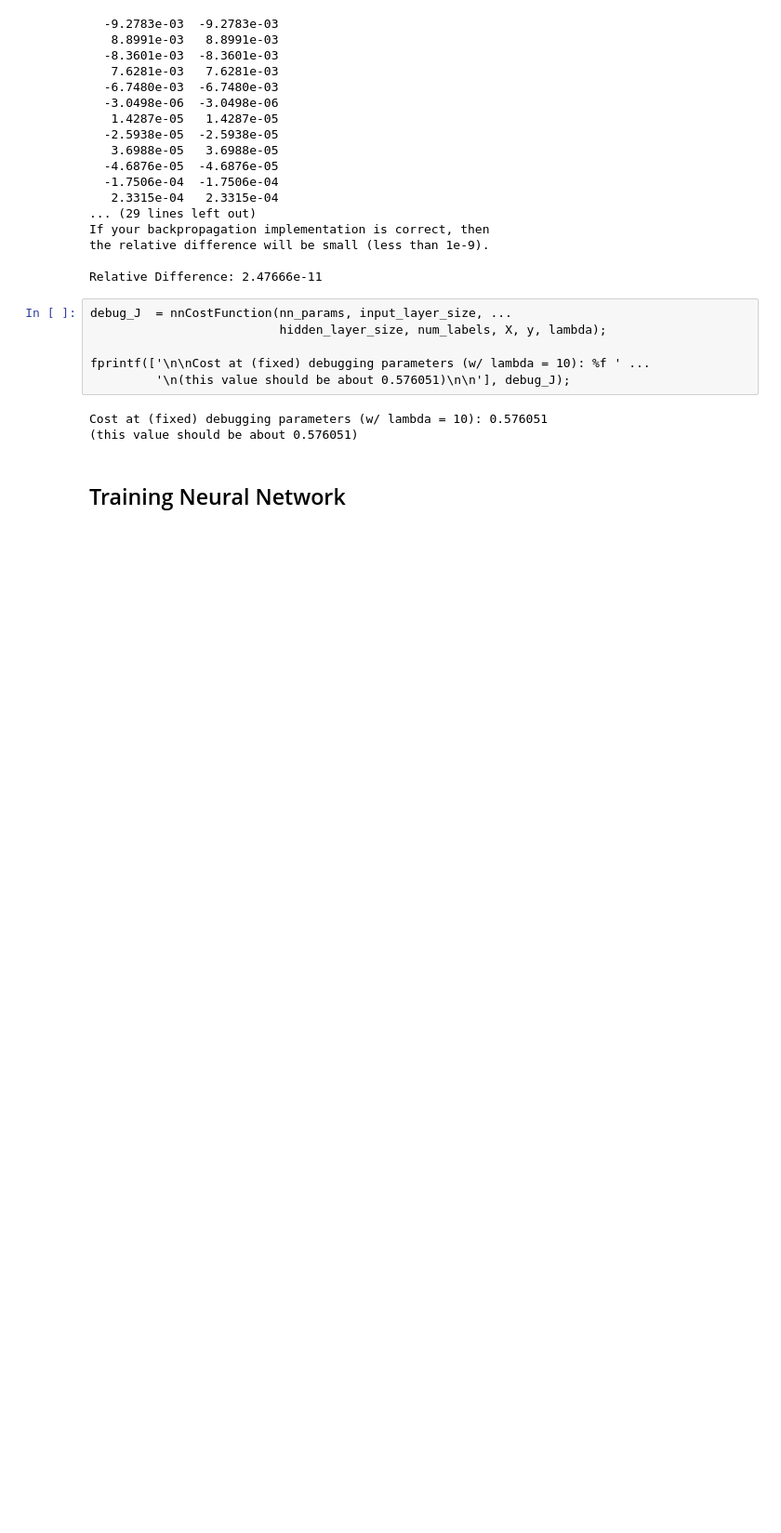
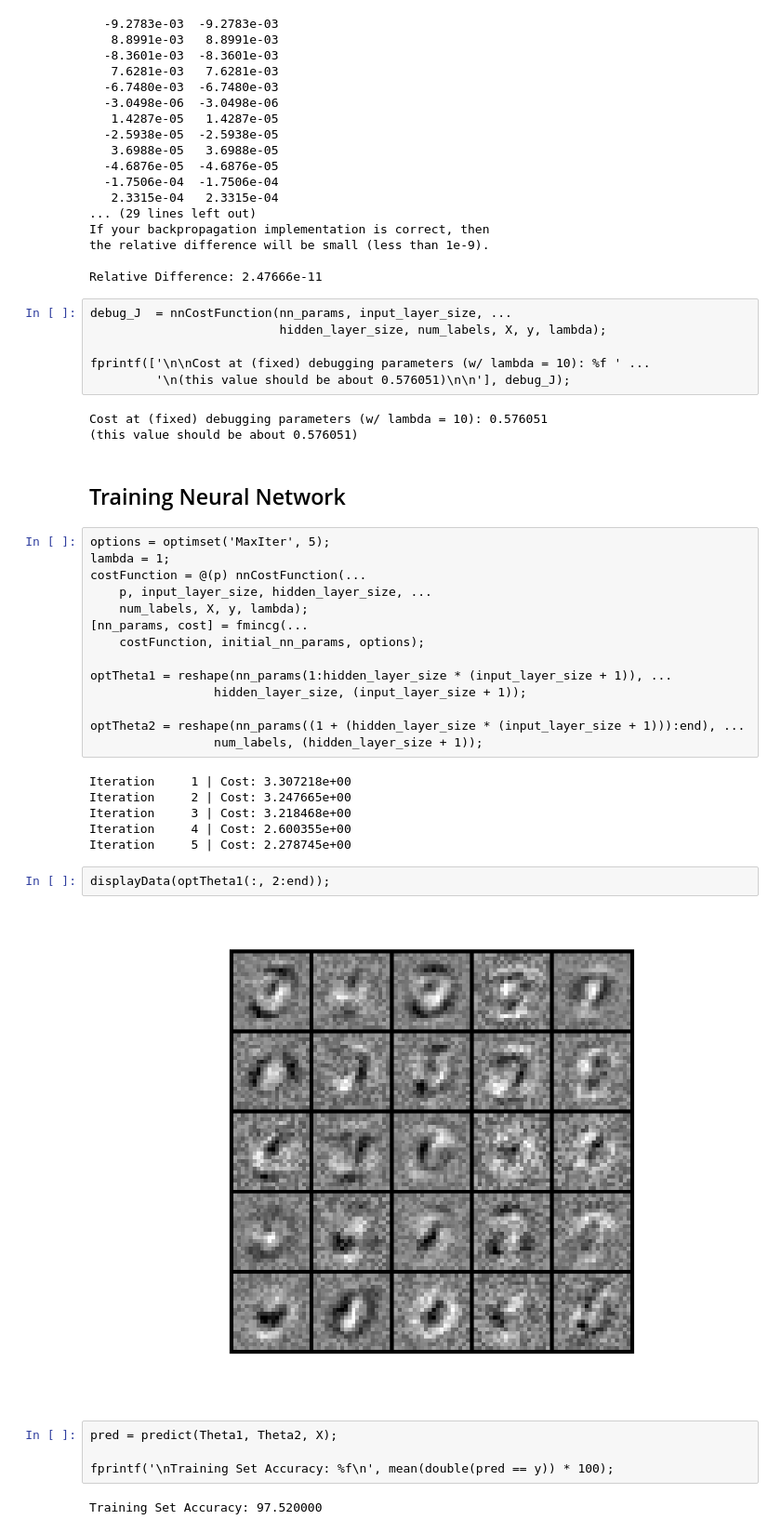
Before and after one commit to liquidz/machine-learning-exercise, a Jupyter notebook: ex4/exercise4.ipynb, the cells around one changed output. Shown at 93% size. Drawn from its saved outputs; the diff is of its cells as text; blank space fills up the shorter version.

```diff
--- a/ex4/exercise4.ipynb
+++ b/ex4/exercise4.ipynb
@@ -362,3 +362,33 @@ Cost at (fixed) debugging parameters (w/ lambda = 10): 0.576051
 (this value should be about 0.576051)
 # %% [markdown]
 ## Training Neural Network
+# %%
+options = optimset('MaxIter', 5);
+lambda = 1;
+costFunction = @(p) nnCostFunction(...
+    p, input_layer_size, hidden_layer_size, ...
+    num_labels, X, y, lambda);
+[nn_params, cost] = fmincg(...
+    costFunction, initial_nn_params, options);
+
+optTheta1 = reshape(nn_params(1:hidden_layer_size * (input_layer_size + 1)), ...
+                 hidden_layer_size, (input_layer_size + 1));
+
+optTheta2 = reshape(nn_params((1 + (hidden_layer_size * (input_layer_size + 1))):end), ...
+                 num_labels, (hidden_layer_size + 1));
+# %% [output]
+Iteration     1 | Cost: 3.307218e+00
+Iteration     2 | Cost: 3.247665e+00
+Iteration     3 | Cost: 3.218468e+00
+Iteration     4 | Cost: 2.600355e+00
+Iteration     5 | Cost: 2.278745e+00
+# %%
+displayData(optTheta1(:, 2:end));
+# %% [output]
+[figure, added]
+# %%
+pred = predict(Theta1, Theta2, X);
+
+fprintf('\nTraining Set Accuracy: %f\n', mean(double(pred == y)) * 100);
+# %% [output]
+Training Set Accuracy: 97.520000
```
Also changed, not shown: parts of 1 cell of this notebook, 4 other files.
